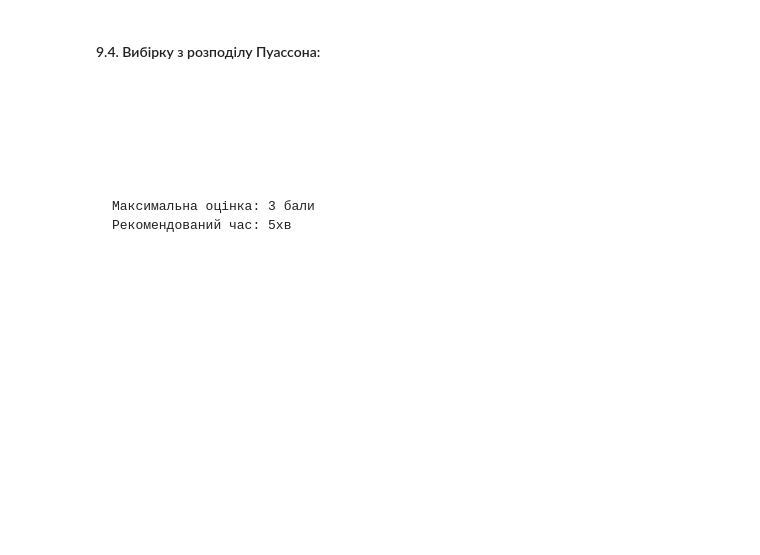
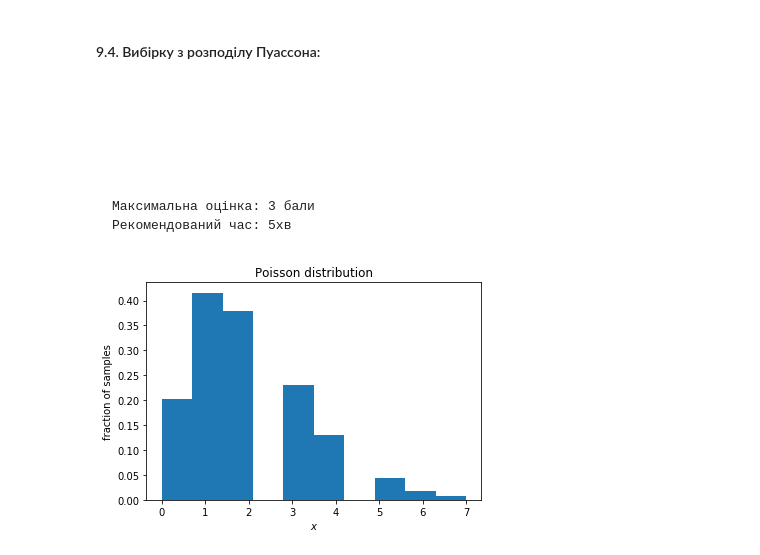
Before and after one commit to andriyrom/DataRoot1, a Jupyter notebook: DataRoot University DS100 Test #2_v1.ipynb, the cells around one changed output. Saved outputs shown, nothing was run; the diff lists cells and outputs as text; code cells hidden in the pictures; blank space fills up the shorter version.

````diff
--- a/DataRoot University DS100 Test #2_v1.ipynb
+++ b/DataRoot University DS100 Test #2_v1.ipynb
@@ -632,3 +696,13 @@ Name: age, dtype: float64
 Максимальна оцінка: 3 бали
 Рекомендований час: 5хв
 ```
+# %%
+pois_rv = st.poisson(2)
+pois_vals = pois_rv.rvs(1000)
+plt.hist(pois_vals, normed = True)
+plt.xlabel("$x$")
+plt.ylabel("fraction of samples")
+plt.title('Poisson distribution')
+plt.show()
+# %% [output]
+[figure, added]
````
Also changed, not shown: parts of 5 cells of this notebook.
